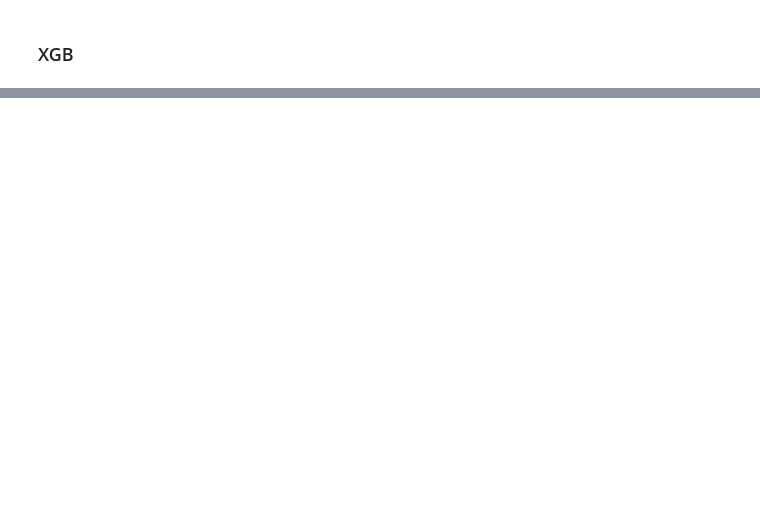
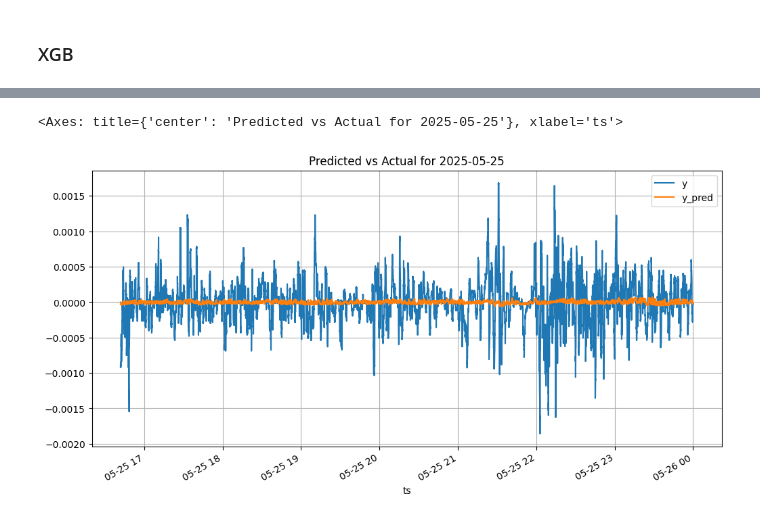
Before and after one commit to ybektas20/drl-crypto, a Jupyter notebook: notebooks/eda_reg.ipynb, the cells around one changed output, grey strips where cells are left out. Drawn from its saved outputs; the diff is of its cells as text; code cells hidden in the pictures; blank space fills up the shorter version.

```diff
--- a/notebooks/eda_reg.ipynb
+++ b/notebooks/eda_reg.ipynb
@@ -116,7 +146,7 @@ random_search = RandomizedSearchCV(
     cv=3,
     verbose=1,
     random_state=42,
-    n_jobs=-1
+    n_jobs=10
 )
 
 # Fit RandomizedSearchCV
@@ -129,0 +162,6 @@ Fitting 3 folds for each of 50 candidates, totalling 150 fits
+# %%
+y_pred = random_search.predict(X_test)
+mse = mean_squared_error(y_test, y_pred)
+r2 = r2_score(y_test, y_pred)
+print(f"Mean Squared Error after tuning: {mse}")
+print(f"R^2 Score after tuning: {r2}")
@@ -129,0 +171,4 @@ Fitting 3 folds for each of 50 candidates, totalling 150 fits
+# %%
+y_pred = pd.Series(y_pred, index=y_test.index, name='y_pred')
+ys_test = pd.concat([y_test, y_pred], axis=1)
+ys_test
@@ -129,0 +190,6 @@ Fitting 3 folds for each of 50 candidates, totalling 150 fits
+# %%
+day = ys_test.index.normalize().unique()[0].strftime('%Y-%m-%d')
+ys_test.loc[day].plot(figsize=(12, 6), title=f"Predicted vs Actual for {day}", grid=True)
+# %% [output]
+<Axes: title={'center': 'Predicted vs Actual for 2025-05-25'}, xlabel='ts'>
+[figure, added]
```
Also changed, not shown: parts of 13 cells of this notebook, 14 other files.
